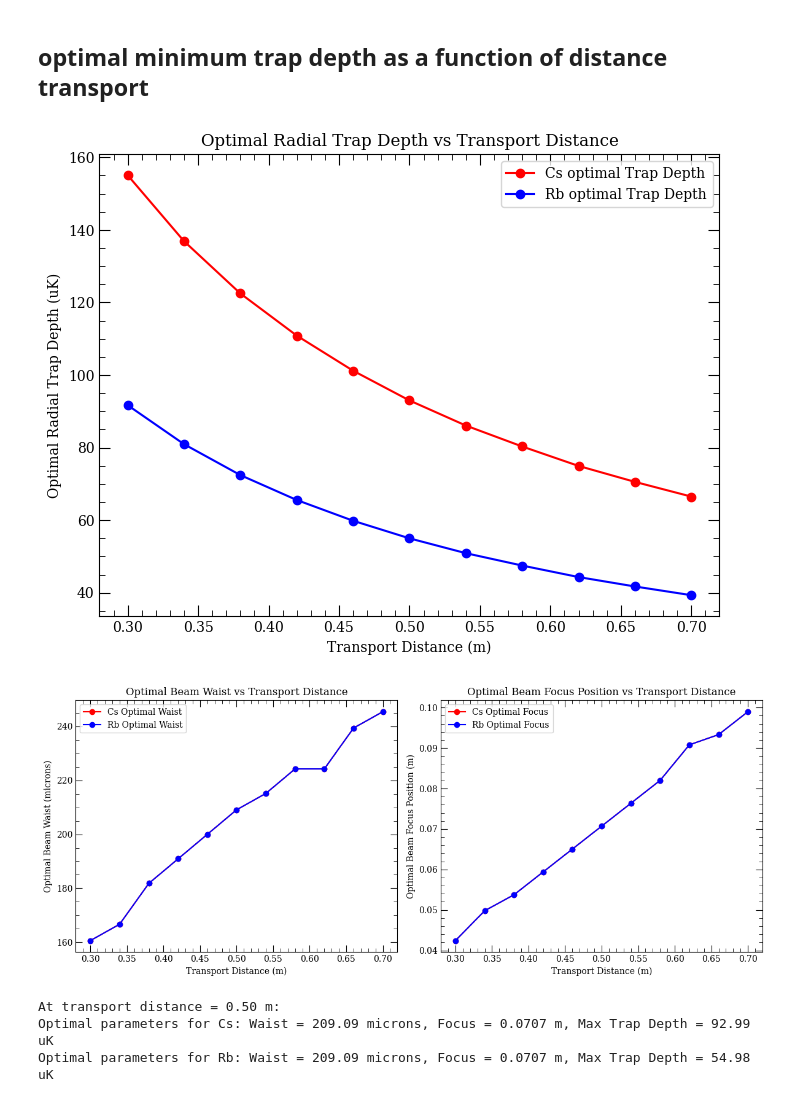
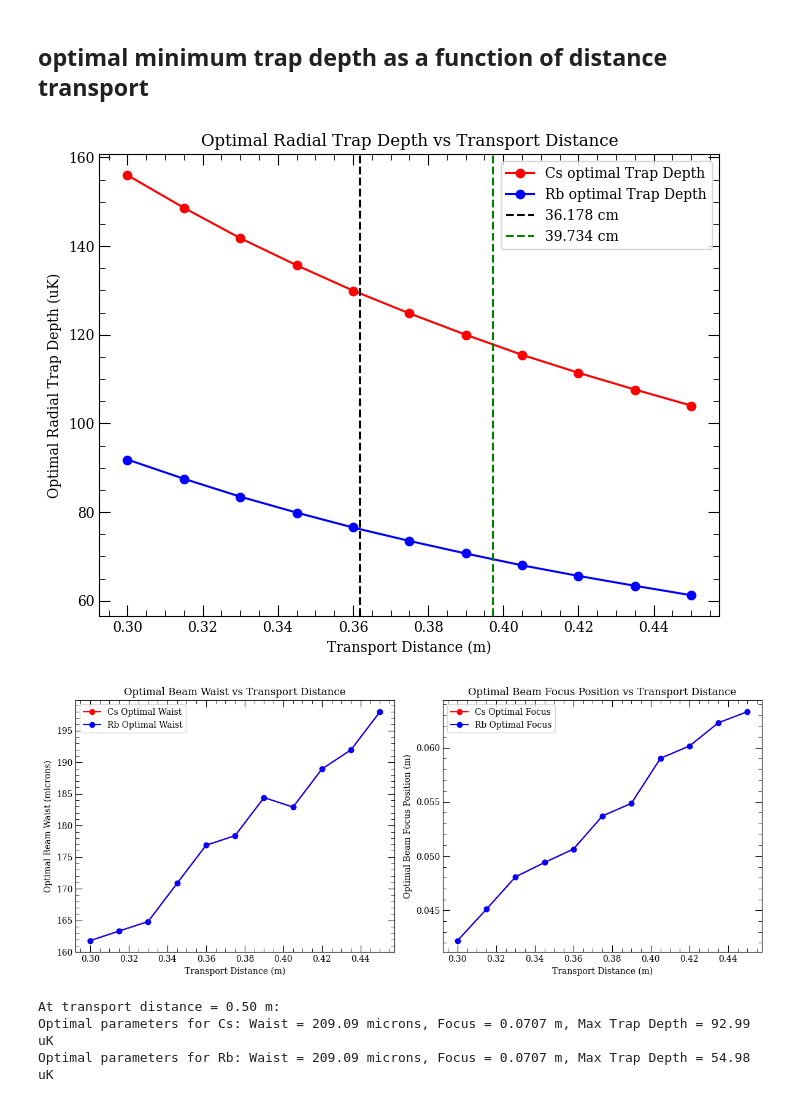
Before and after one commit to Lopez-Santi/RbCs-simulations, a Jupyter notebook: lattice transport/farDetunedLatticeTransport.ipynb, the cells around one changed output. Cells and saved outputs as stored; diff of their text form; code cells hidden in the pictures.

```diff
--- a/lattice transport/farDetunedLatticeTransport.ipynb
+++ b/lattice transport/farDetunedLatticeTransport.ipynb
@@ -312,7 +312,7 @@ Optimal parameters for Rb: Waist = 178.56 microns, Focus = 0.0529 m, Max Trap De
 # %%
 # perform the same optimization as above but now sweep over the transport distance as well
 
-transport_distances = np.linspace(0.3, 0.7, 11)  # transport distances
+transport_distances = np.linspace(0.3, 0.45, 11)  # transport distances
 rb_data_array = []
 cs_data_array = []
 optimal_waists_Cs = []
@@ -328,8 +328,8 @@ for dist in transport_distances:
     start_pos = 0.0
     stop_pos = dist
     center_pos = (start_pos + stop_pos) / 2
-    focus_array = np.linspace(0.0, center_pos, 100)  # focus positions from 0 to center position
-    waist_array = np.linspace(100e-6, 400e-6, 100)  # beam waist from 100 to 400 microns
+    focus_array = np.linspace(0.0, center_pos, 200)  # focus positions from 0 to center position
+    waist_array = np.linspace(100e-6, 400e-6, 200)  # beam waist from 100 to 400 microns
     all_focus_arrays.append(focus_array)
     all_waist_arrays.append(waist_array)
 
@@ -371,34 +371,38 @@ for dist in transport_distances:
     min_trap_depth_Cs = np.array(min_trap_depth_Cs)
     min_trap_depth_Rb = np.array(min_trap_depth_Rb)
 
     # find optimal parameters for maximum trap depth
     opt_params_Cs = np.unravel_index(np.argmax(min_trap_depth_Cs, axis=None), min_trap_depth_Cs.shape)
     opt_params_Rb = np.unravel_index(np.argmax(min_trap_depth_Rb, axis=None), min_trap_depth_Rb.shape)
 
     optimal_waists_Cs.append(waist_array[opt_params_Cs[0]])
     optimal_focuses_Cs.append(focus_array[opt_params_Cs[1]])
 
     optimal_waists_Rb.append(waist_array[opt_params_Rb[0]])
     optimal_focuses_Rb.append(focus_array[opt_params_Rb[1]])
 
 # convert to numpy arrays
 rb_data_array = np.array(rb_data_array)
 cs_data_array = np.array(cs_data_array)
 
 # plot the maximum trap depth as a function of transport distance
 max_trap_depths_Cs = [np.max(data) for data in cs_data_array]
 max_trap_depths_Rb = [np.max(data) for data in rb_data_array]
 
 plt.figure(figsize=(8, 6))
 plt.plot(transport_distances, max_trap_depths_Cs, 'r-o', label='Cs optimal Trap Depth')
 plt.plot(transport_distances, max_trap_depths_Rb, 'b-o', label='Rb optimal Trap Depth')
 plt.xlabel('Transport Distance (m)')
 plt.ylabel('Optimal Radial Trap Depth (uK)')
 plt.title('Optimal Radial Trap Depth vs Transport Distance')
+# plot a vertical line at 36.178cm
+plt.axvline(0.36178, color='k', linestyle='--', label='36.178 cm')
+# plot a vertical line at 39.734cm
+plt.axvline(0.39734, color='g', linestyle='--', label='39.734 cm')
 plt.legend()
 plt.show()
 # %% [output]
-[figure, old version]
+[figure, new version]
 # %%
 # plot the optimal waist and focus as a function of transport distance from data above
 plt.figure(figsize=(12, 5))
@@ -419,7 +423,7 @@ plt.legend()
 plt.tight_layout()
 plt.show()
 # %% [output]
-[figure, old version]
+[figure, new version]
 # %%
 # plot 2D heatmap for a specific transport distance
 dist_index = 5  # index of transport distance to plot
```
Also changed, not shown: 1 other file.
